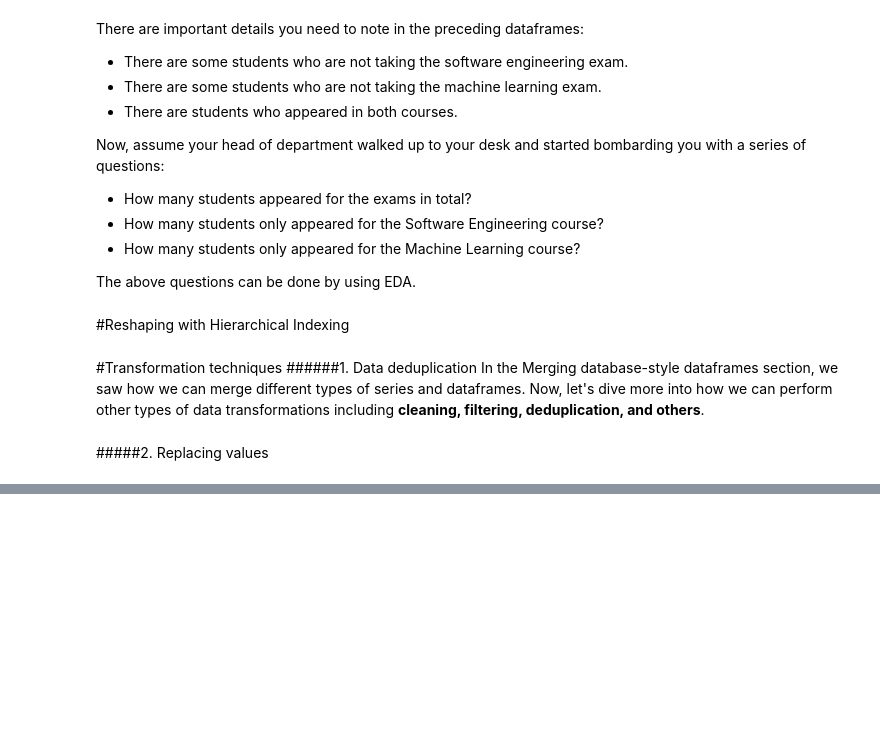
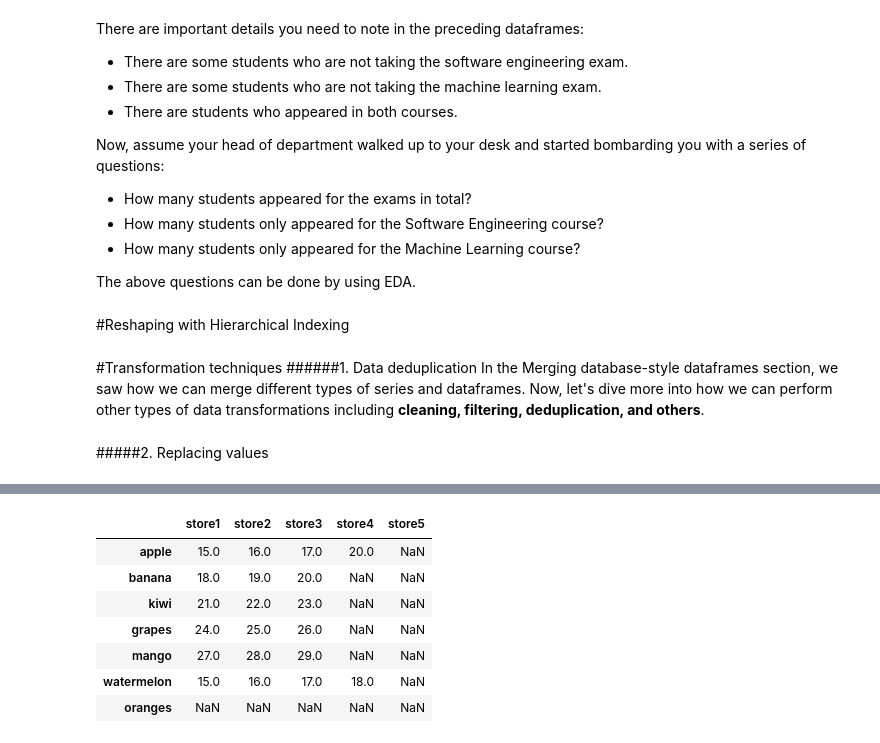
Before and after one commit to salemprakash/EDA, a Jupyter notebook: Chapter2.ipynb, the cells around one changed output, grey strips where cells are left out. Cells and saved outputs as stored; diff of their text form; code cells hidden in the pictures; blank space fills up the shorter version.

```diff
--- a/Chapter2.ipynb
+++ b/Chapter2.ipynb
@@ -167,0 +212,6 @@ replaceFrame.replace(to_replace =[-786, 0], value= [np.nan, 2])
+# %%
+#Let's assume we have a dataframe as shown
+data = np.arange(15, 30).reshape(5, 3)
+dfx = pd.DataFrame(data, index=['apple', 'banana', 'kiwi',
+'grapes', 'mango'], columns=['store1', 'store2', 'store3'])
+dfx
@@ -167,0 +225,17 @@ replaceFrame.replace(to_replace =[-786, 0], value= [np.nan, 2])
+# %%
+#Let's add some missing values to our dataframe:
+dfx['store4'] = np.nan
+dfx.loc['watermelon'] = np.arange(15, 19)
+dfx.loc['oranges'] = np.nan
+dfx['store5'] = np.nan
+dfx['store4']['apple'] = 20.
+dfx
+# %% [output]
+|  | store1 | store2 | store3 | store4 | store5 |
+| apple | 15.0 | 16.0 | 17.0 | 20.0 | NaN |
+| banana | 18.0 | 19.0 | 20.0 | NaN | NaN |
+| kiwi | 21.0 | 22.0 | 23.0 | NaN | NaN |
+| grapes | 24.0 | 25.0 | 26.0 | NaN | NaN |
+| mango | 27.0 | 28.0 | 29.0 | NaN | NaN |
+| watermelon | 15.0 | 16.0 | 17.0 | 18.0 | NaN |
+| oranges | NaN | NaN | NaN | NaN | NaN |
```
Also changed, not shown: parts of 11 cells of this notebook.
